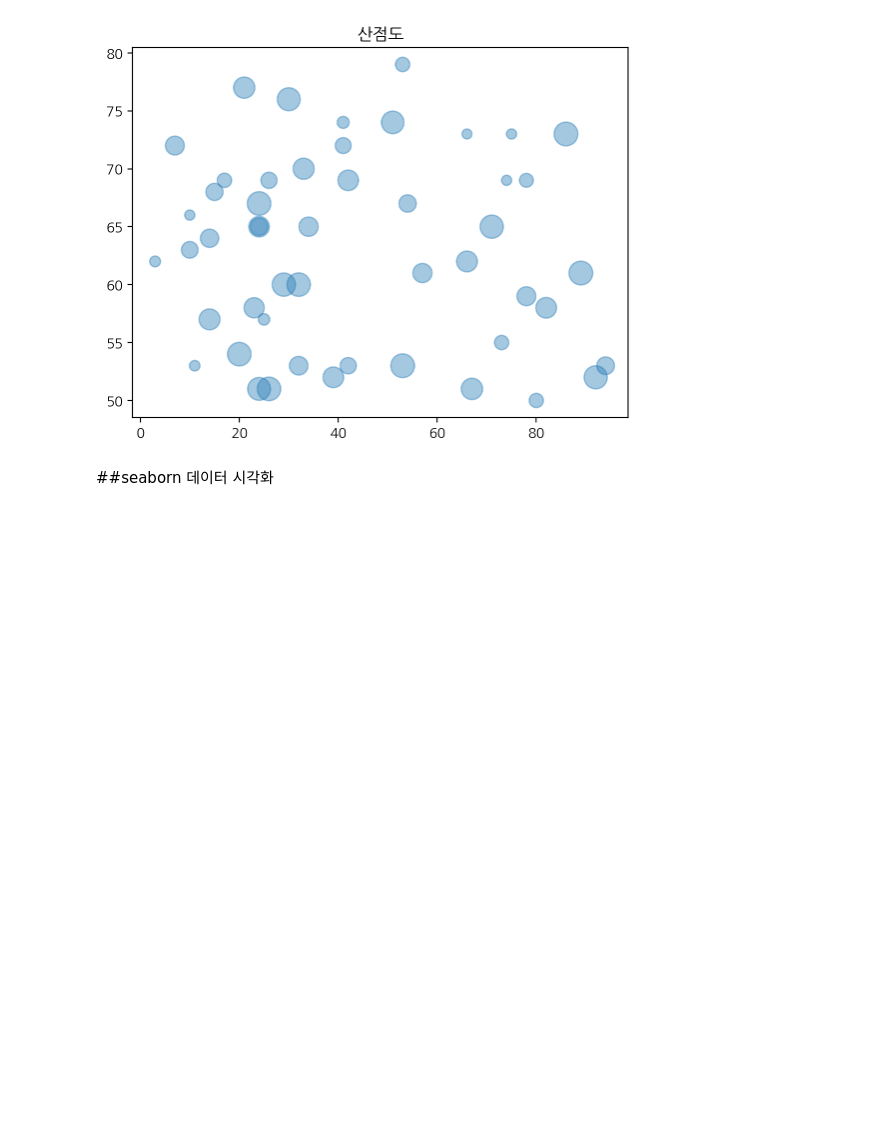
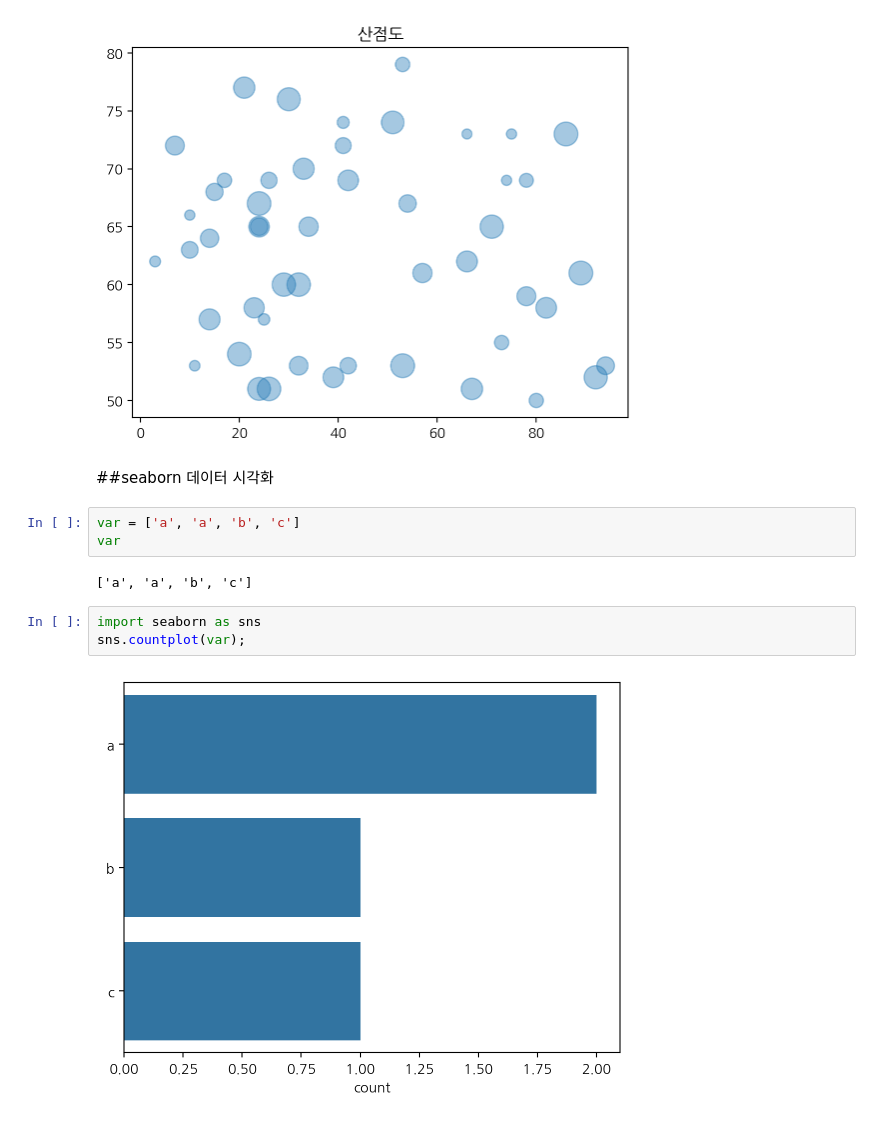
Before and after one commit to youngwoo28/2024-1-my-BDA, a Jupyter notebook: inclass/01w_0312_tue_bigdata_basic.ipynb, the cells around one changed output. Cells and saved outputs as stored; diff of their text form; blank space fills up the shorter version.

```diff
--- a/inclass/01w_0312_tue_bigdata_basic.ipynb
+++ b/inclass/01w_0312_tue_bigdata_basic.ipynb
@@ -88,3 +88,13 @@ plt.title('산점도');
 [figure]
 # %% [markdown]
 ##seaborn 데이터 시각화
+# %%
+var = ['a', 'a', 'b', 'c']
+var
+# %% [output]
+['a', 'a', 'b', 'c']
+# %%
+import seaborn as sns
+sns.countplot(var);
+# %% [output]
+[figure, added]
```
Also changed, not shown: parts of 9 cells of this notebook.
